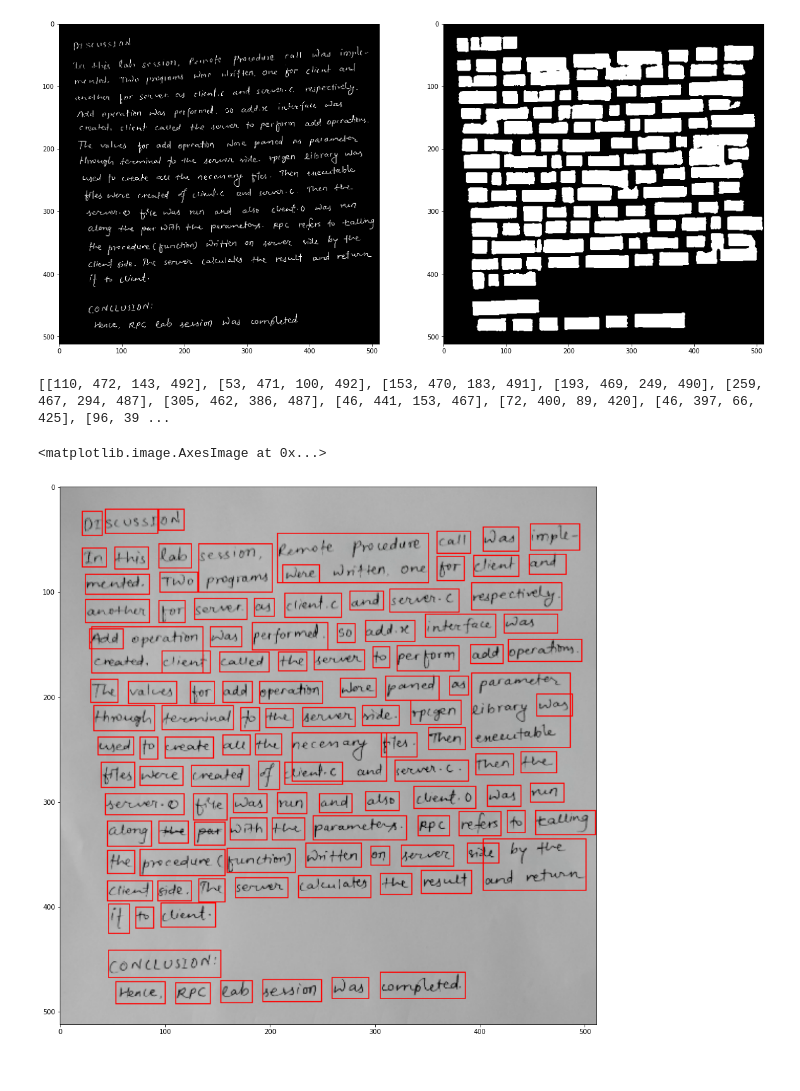
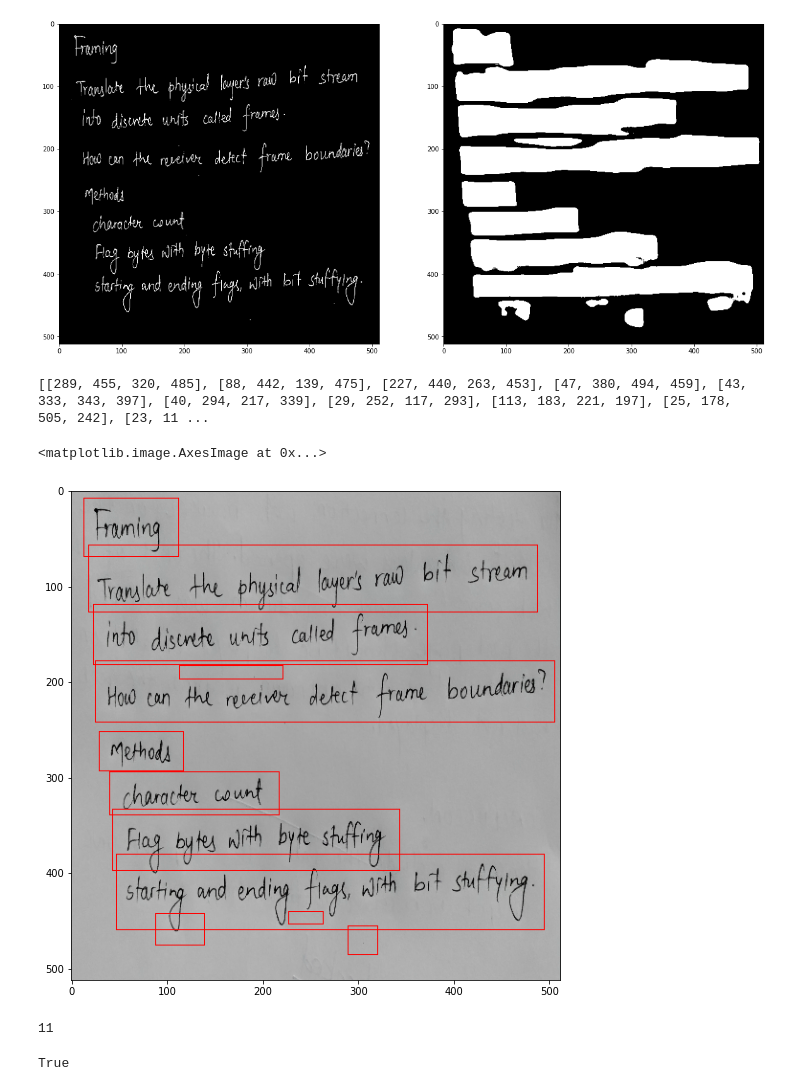
Before and after one commit to Saroj12Dangol/Document-Scanner, a Jupyter notebook: Unet.ipynb, the cells around one changed output. Saved outputs shown, nothing was run; the diff lists cells and outputs as text; code cells hidden in the pictures.

```diff
--- a/Unet.ipynb
+++ b/Unet.ipynb
@@ -191,4 +206,4 @@ model.save('/content/drive/MyDrive/unet3.h5')
 # %%
 model = keras.models.load_model('/content/drive/MyDrive/unet3.h5')
 # %%
-test_img_path = '/content/drive/MyDrive/Test_img7.jpg'
+test_img_path = '/content/drive/MyDrive/Try_image'
@@ -195,10 +217,13 @@ test_img_path = '/content/drive/MyDrive/Test_img7.jpg'
 # %%
 img=cv2.imread(test_img_path, 0)
-img = cv2.GaussianBlur(img, (9, 9), 0)
+img = cv2.GaussianBlur(img, (3,5 ), 0)
+
 
 # ret,img=cv2.threshold(img,150,255,cv2.THRESH_BINARY_INV)
 img = cv2.adaptiveThreshold(img, 255, cv2.ADAPTIVE_THRESH_GAUSSIAN_C, cv2.THRESH_BINARY_INV, 21, 10)
 # ret,img=cv2.threshold(img, 0, 255, cv2.THRESH_BINARY_INV + cv2.THRESH_OTSU)
+# img = cv2.erode(img, (25,25), iterations=5)
+
 img=cv2.resize(img,(512,512))
 plt.figure(figsize=(20,20))
 plt.subplot(121)
@@ -214,4 +240,4 @@ plt.imsave('test_img_mask.JPG',pred)
-[figure, old version]
+[figure, new version]
 # %%
 img = cv2.imread('/content/test_img_mask.JPG',0)
 cv2.threshold(img,0,255,cv2.THRESH_BINARY+cv2.THRESH_OTSU,img)
@@ -222,15 +248,25 @@ coordinates = []
 for c in contours:
     # get the bounding rect
     # print(c)
+    if cv2.contourArea(c) < 100:
+      continue
     x, y, w, h = cv2.boundingRect(c)
     cv2.rectangle(ori_img, (x, y), (x+w,y+h), 255, 1)
     coordinates.append([x,y,(x+w),(y+h)])
 
 cv2.drawContours(img, contours, -1, (0, 255, 0), 3)
 print(coordinates)
-plt.figure(figsize=(15,15))
+plt.figure(figsize=(10,9))
 plt.imshow(ori_img)
 # %% [output]
-[[110, 472, 143, 492], [53, 471, 100, 492], [153, 470, 183, 491], [193, 469, 249, 490], [259, 467, 294, 487], [305, 462, 386, 487], [46, 441, 153, 467], [72, 400, 89, 420], [46, 397, 66, 425], [96, 39 ...
+[[289, 455, 320, 485], [88, 442, 139, 475], [227, 440, 263, 453], [47, 380, 494, 459], [43, 333, 343, 397], [40, 294, 217, 339], [29, 252, 117, 293], [113, 183, 221, 197], [25, 178, 505, 242], [23, 11 ...
 <matplotlib.image.AxesImage at 0x...>
-[figure, old version]
+[figure, new version]
+# %%
+len(coordinates)
+# %% [output]
+11
+# %%
+cv2.imwrite('/content/drive/MyDrive/download/1.png',ori_img)
+# %% [output]
+True
```
Also changed, not shown: parts of 34 cells of this notebook.
